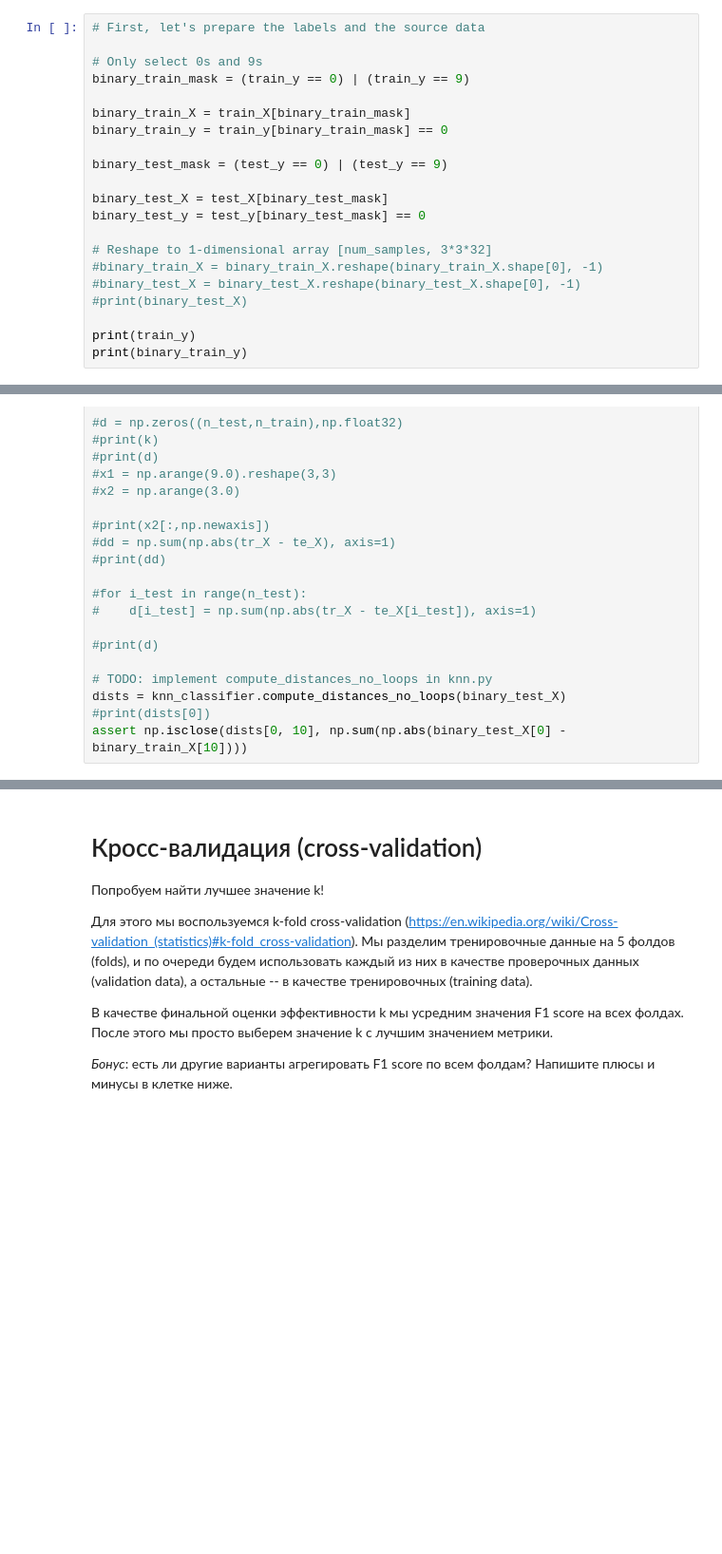
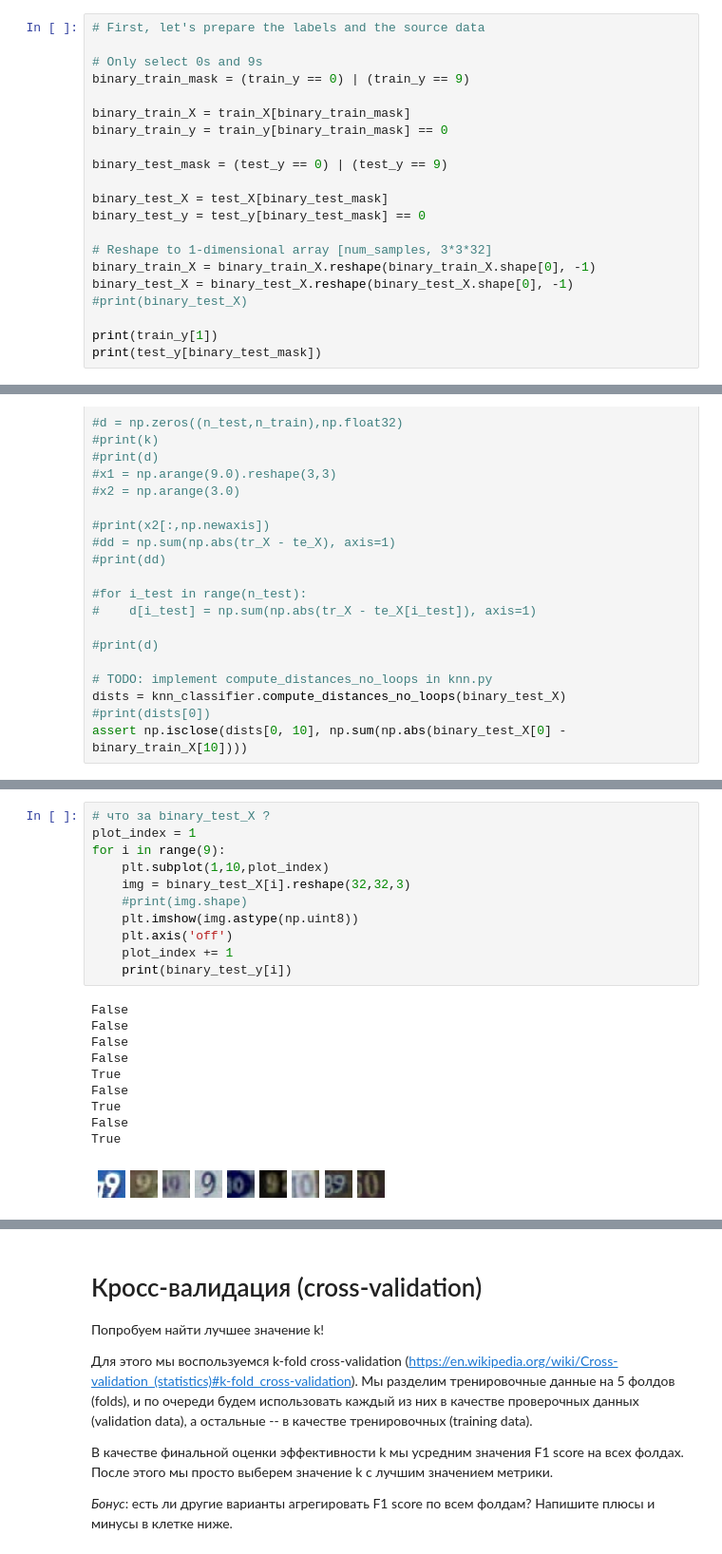
Before and after one commit to isqad/dlcourse_ai, a Jupyter notebook: assignments/assignment1/KNN.ipynb, the cells around one changed output, grey strips where cells are left out. Shown: that part at 95% size. Drawn from its saved outputs; the diff is of its cells as text; blank space fills up the shorter version.

```diff
--- a/assignments/assignment1/KNN.ipynb
+++ b/assignments/assignment1/KNN.ipynb
@@ -88,10 +81,10 @@ binary_test_X = test_X[binary_test_mask]
 binary_test_y = test_y[binary_test_mask] == 0
 
 # Reshape to 1-dimensional array [num_samples, 3*3*32]
-#binary_train_X = binary_train_X.reshape(binary_train_X.shape[0], -1)
-#binary_test_X = binary_test_X.reshape(binary_test_X.shape[0], -1)
+binary_train_X = binary_train_X.reshape(binary_train_X.shape[0], -1)
+binary_test_X = binary_test_X.reshape(binary_test_X.shape[0], -1)
 #print(binary_test_X)
 
-print(train_y)
-print(binary_train_y)
+print(train_y[1])
+print(test_y[binary_test_mask])
 # %% [output]
@@ -244 +240,23 @@ prediction = knn_classifier.predict(binary_test_X)
+# %%
+# что за binary_test_X ?
+plot_index = 1
+for i in range(9):
+    plt.subplot(1,10,plot_index)
+    img = binary_test_X[i].reshape(32,32,3)
+    #print(img.shape)
+    plt.imshow(img.astype(np.uint8))
+    plt.axis('off')
+    plot_index += 1
+    print(binary_test_y[i])
+# %% [output]
+False
+False
+False
+False
+True
+False
+True
+False
+True
+[figure, added]
 # %%
```
Also changed, not shown: parts of 11 cells of this notebook, 2 other files.
